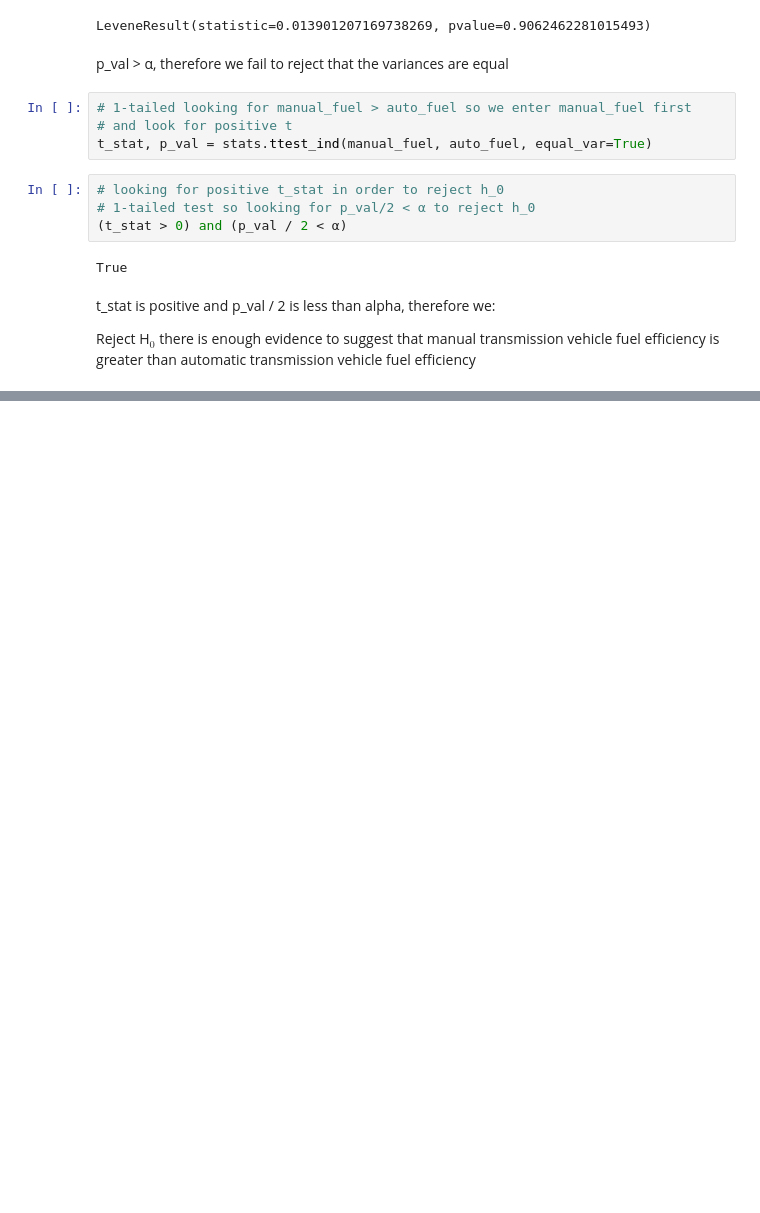
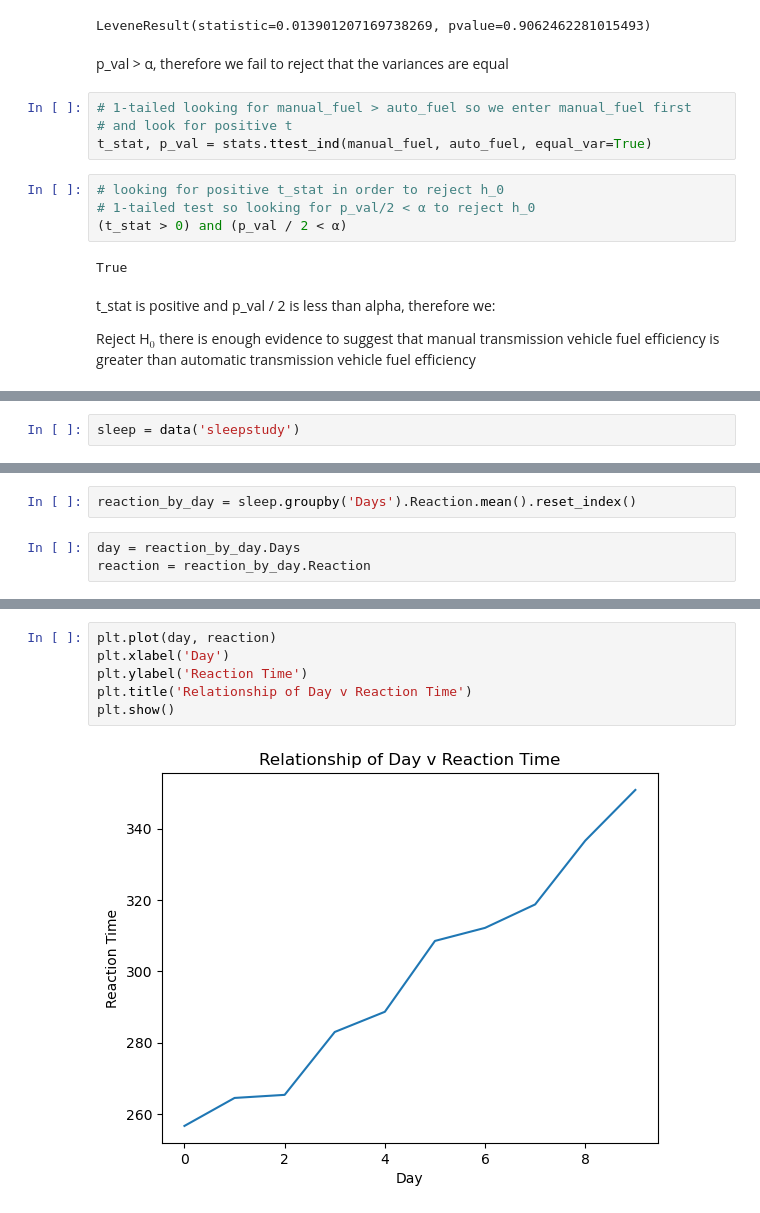
Before and after one commit to Adam-Harris87/statistics-exercises, a Jupyter notebook: hypothesis_testing.ipynb, the cells around one changed output, grey strips where cells are left out. Cells and saved outputs as stored; diff of their text form; blank space fills up the shorter version.

```diff
--- a/hypothesis_testing.ipynb
+++ b/hypothesis_testing.ipynb
@@ -694,0 +717,2 @@ our r value is: 0.2665989299136427
+# %%
+sleep = data('sleepstudy')
@@ -694,0 +741,5 @@ our r value is: 0.2665989299136427
+# %%
+reaction_by_day = sleep.groupby('Days').Reaction.mean().reset_index()
+# %%
+day = reaction_by_day.Days
+reaction = reaction_by_day.Reaction
@@ -694,0 +761,8 @@ our r value is: 0.2665989299136427
+# %%
+plt.plot(day, reaction)
+plt.xlabel('Day')
+plt.ylabel('Reaction Time')
+plt.title('Relationship of Day v Reaction Time')
+plt.show()
+# %% [output]
+[figure, added]
```
Also changed, not shown: parts of 83 cells of this notebook, 1 other file.
